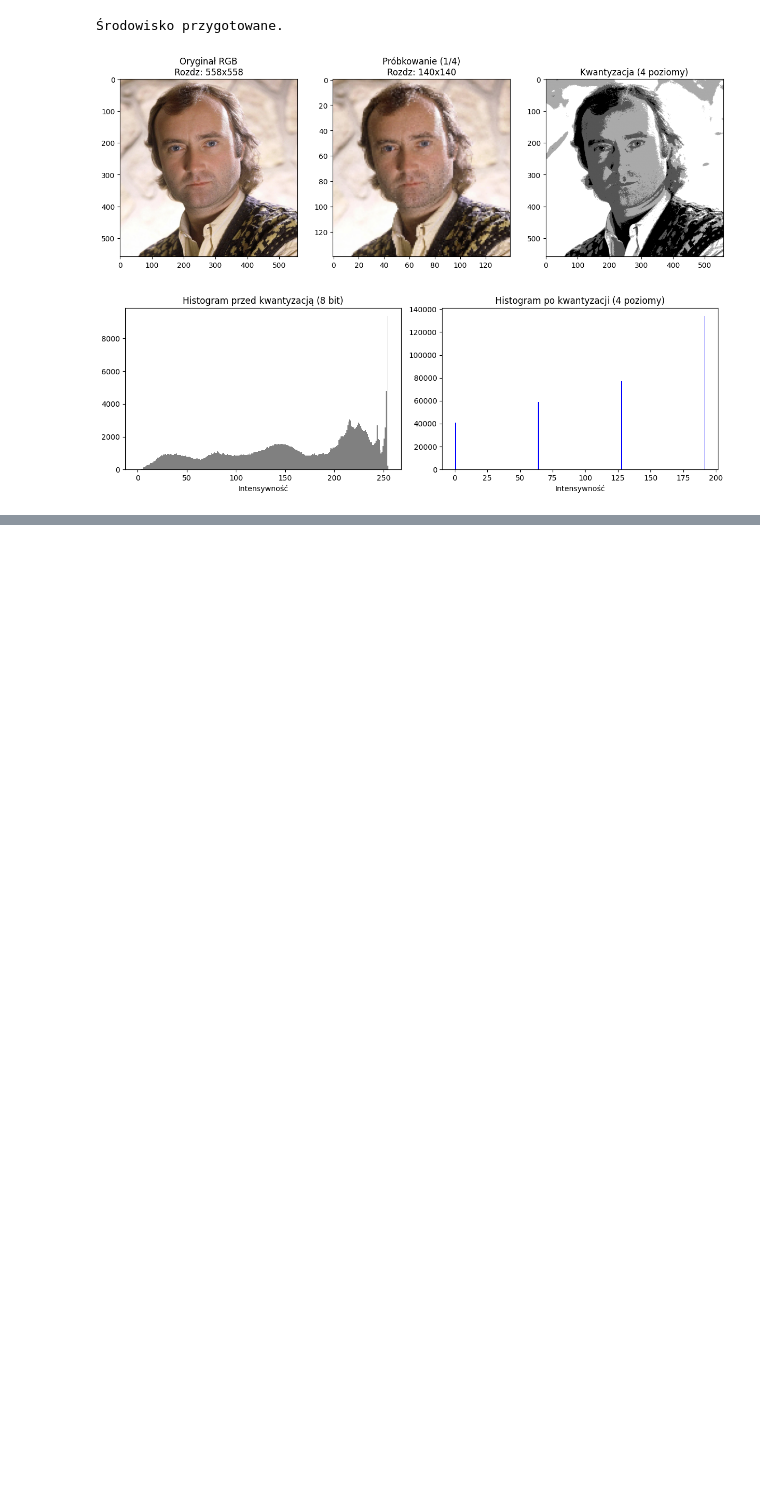
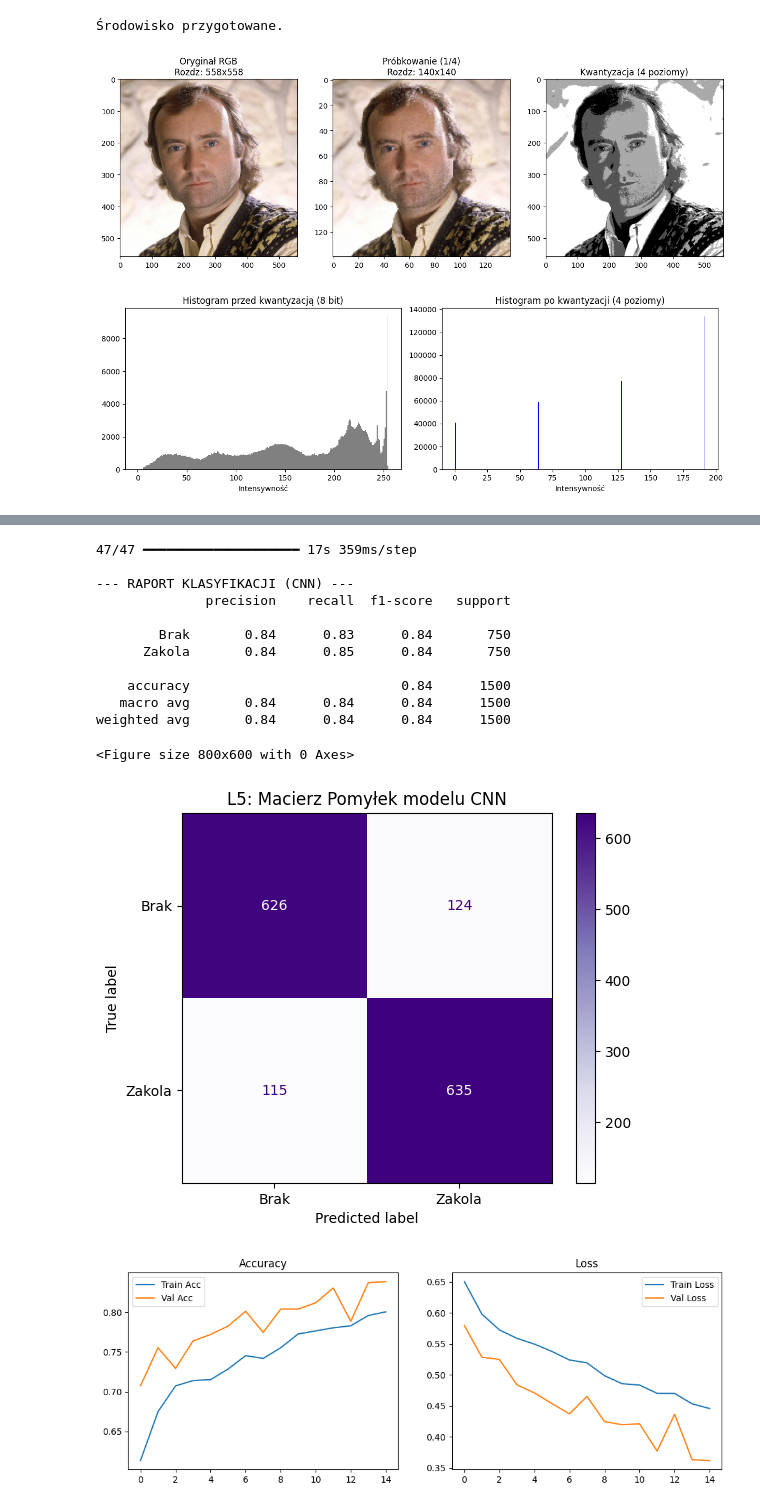
Before and after one commit to carolynee01/receding-hairline, a Jupyter notebook: receding_hairline.ipynb, the cells around one changed output, grey strips where cells are left out. Cells and saved outputs as stored; diff of their text form; code cells hidden in the pictures; blank space fills up the shorter version.

```diff
--- a/receding_hairline.ipynb
+++ b/receding_hairline.ipynb
@@ -84,0 +428,47 @@ path = kagglehub.dataset_download("jessicali9530/celeba-dataset")
+# %%
+from sklearn.metrics import classification_report, confusion_matrix, ConfusionMatrixDisplay
+
+# Predykcja na zbiorze testowym
+test_gen.reset()
+preds = (model.predict(test_gen) > 0.5).astype(int)
+y_true = test_gen.classes
+
+# Wyświetlenie metryk
+print("\n--- RAPORT KLASYFIKACJI (CNN) ---")
+print(classification_report(y_true, preds, target_names=['Brak', 'Zakola']))
+
+# Wizualizacja macierzy pomyłek
+plt.figure(figsize=(8, 6))
+ConfusionMatrixDisplay.from_predictions(y_true, preds, display_labels=['Brak', 'Zakola'], cmap='Purples')
+plt.title("L5: Macierz Pomyłek modelu CNN")
+plt.show()
+
+# Wykresy krzywych uczenia [cite: 201]
+plt.figure(figsize=(12, 4))
+plt.subplot(1, 2, 1)
+plt.plot(history.history['accuracy'], label='Train Acc')
+plt.plot(history.history['val_accuracy'], label='Val Acc')
+plt.title('Accuracy')
+plt.legend()
+
+plt.subplot(1, 2, 2)
+plt.plot(history.history['loss'], label='Train Loss')
+plt.plot(history.history['val_loss'], label='Val Loss')
+plt.title('Loss')
+plt.legend()
+plt.show()
+# %% [output]
+47/47 ━━━━━━━━━━━━━━━━━━━━ 17s 359ms/step
+
+--- RAPORT KLASYFIKACJI (CNN) ---
+              precision    recall  f1-score   support
+
+        Brak       0.84      0.83      0.84       750
+      Zakola       0.84      0.85      0.84       750
+
+    accuracy                           0.84      1500
+   macro avg       0.84      0.84      0.84      1500
+weighted avg       0.84      0.84      0.84      1500
+<Figure size 800x600 with 0 Axes>
+[figure, added]
+[figure, added]
```
Also changed, not shown: parts of 9 cells of this notebook.
